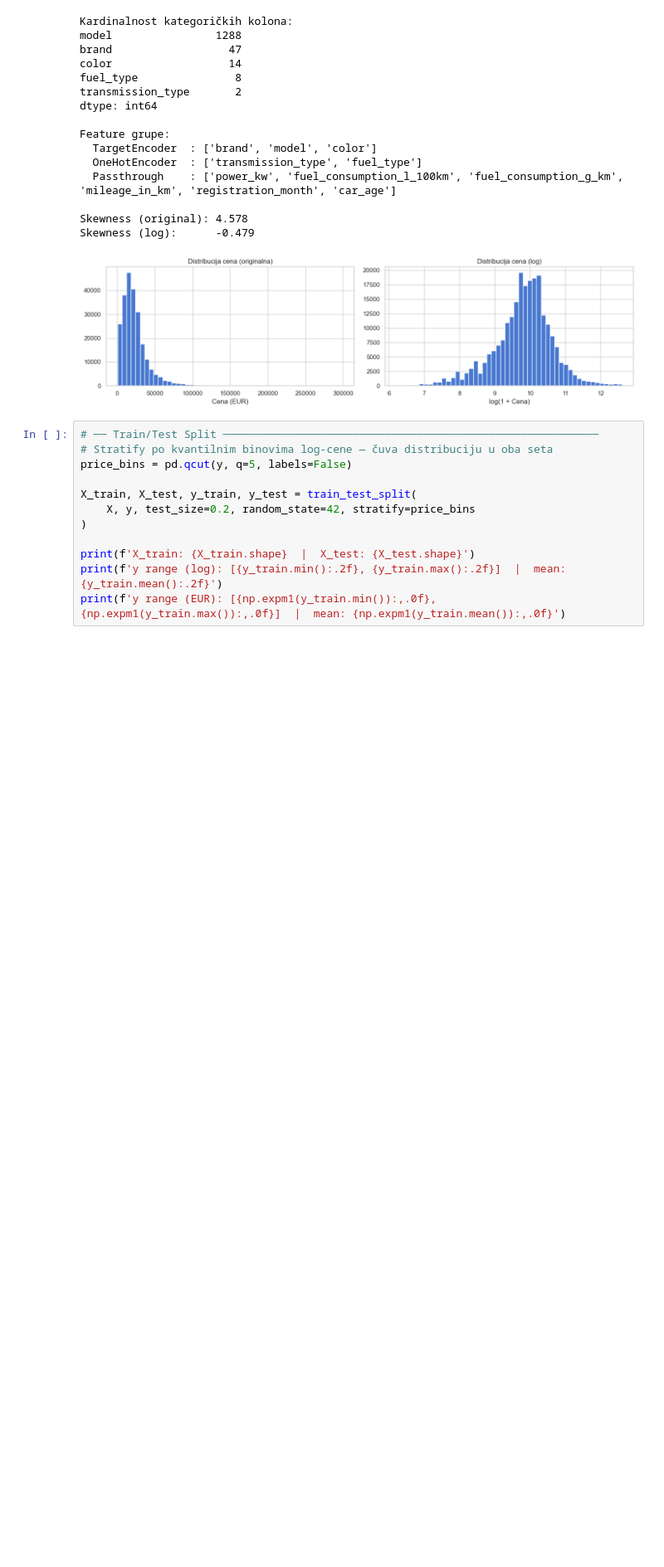
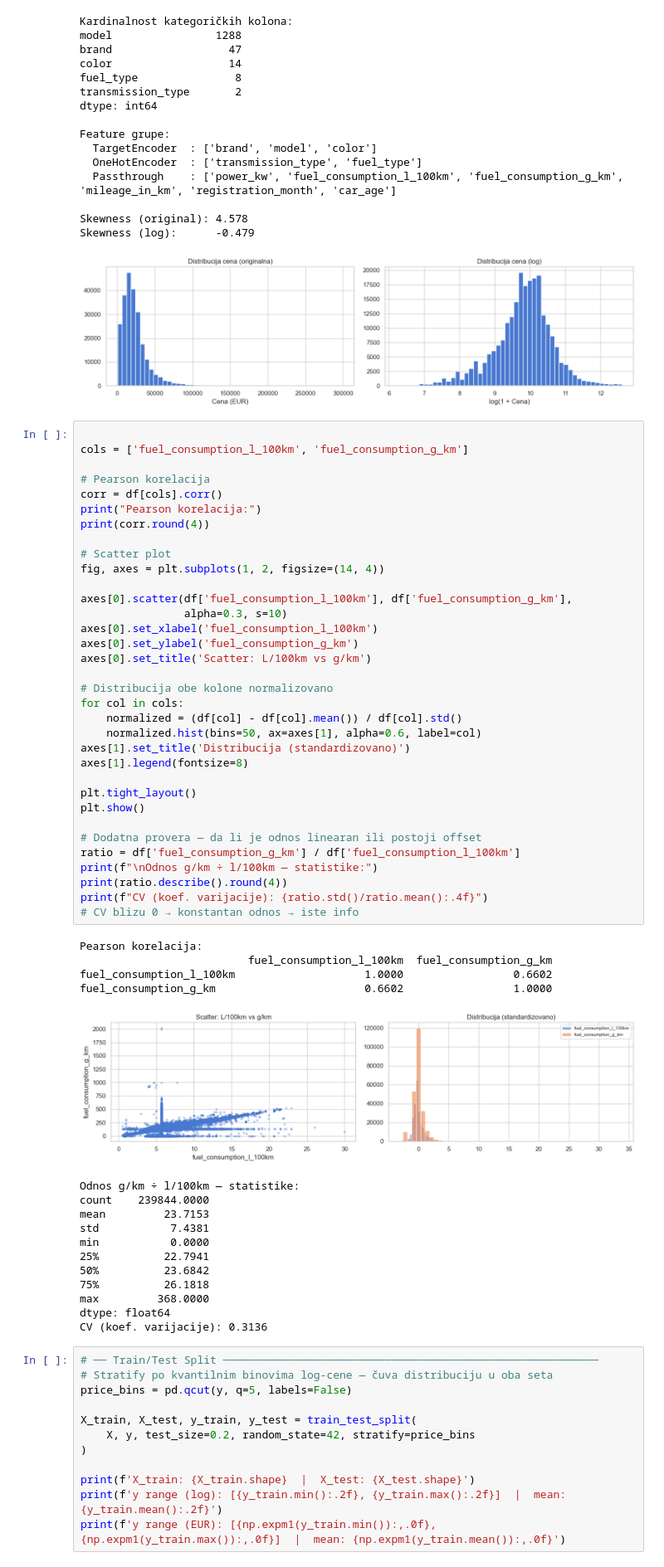
Before and after one commit to IsidorIvanov/used-car-price-prediction, a Jupyter notebook: src/Random_Forest.ipynb, the cells around one changed output. Shown at 83% size. Cells and saved outputs as stored; diff of their text form; blank space fills up the shorter version.

```diff
--- a/src/Random_Forest.ipynb
+++ b/src/Random_Forest.ipynb
@@ -138,6 +138,57 @@ Feature grupe:
 Skewness (original): 4.578
 Skewness (log):      -0.479
 [figure]
+# %%
+
+cols = ['fuel_consumption_l_100km', 'fuel_consumption_g_km']
+
+# Pearson korelacija
+corr = df[cols].corr()
+print("Pearson korelacija:")
+print(corr.round(4))
+
+# Scatter plot
+fig, axes = plt.subplots(1, 2, figsize=(14, 4))
+
+axes[0].scatter(df['fuel_consumption_l_100km'], df['fuel_consumption_g_km'],
+                alpha=0.3, s=10)
+axes[0].set_xlabel('fuel_consumption_l_100km')
+axes[0].set_ylabel('fuel_consumption_g_km')
+axes[0].set_title('Scatter: L/100km vs g/km')
+
+# Distribucija obe kolone normalizovano
+for col in cols:
+    normalized = (df[col] - df[col].mean()) / df[col].std()
+    normalized.hist(bins=50, ax=axes[1], alpha=0.6, label=col)
+axes[1].set_title('Distribucija (standardizovano)')
+axes[1].legend(fontsize=8)
+
+plt.tight_layout()
+plt.show()
+
+# Dodatna provera — da li je odnos linearan ili postoji offset
+ratio = df['fuel_consumption_g_km'] / df['fuel_consumption_l_100km']
+print(f"\nOdnos g/km ÷ l/100km — statistike:")
+print(ratio.describe().round(4))
+print(f"CV (koef. varijacije): {ratio.std()/ratio.mean():.4f}")
+# CV blizu 0 → konstantan odnos → iste info
+# %% [output]
+Pearson korelacija:
+                          fuel_consumption_l_100km  fuel_consumption_g_km
+fuel_consumption_l_100km                    1.0000                 0.6602
+fuel_consumption_g_km                       0.6602                 1.0000
+[figure, added]
+Odnos g/km ÷ l/100km — statistike:
+count    239844.0000
+mean         23.7153
+std           7.4381
+min           0.0000
+25%          22.7941
+50%          23.6842
+75%          26.1818
+max         368.0000
+dtype: float64
+CV (koef. varijacije): 0.3136
 # %%
 # ── Train/Test Split ──────────────────────────────────────────────────────────
 # Stratify po kvantilnim binovima log-cene — čuva distribuciju u oba seta
```
Also changed, not shown: parts of 13 cells of this notebook.
